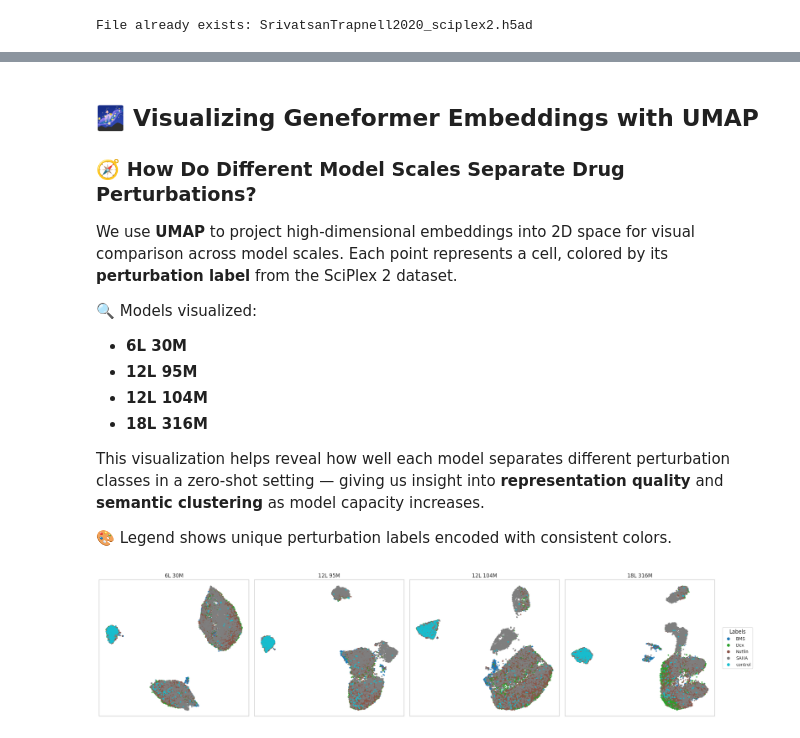
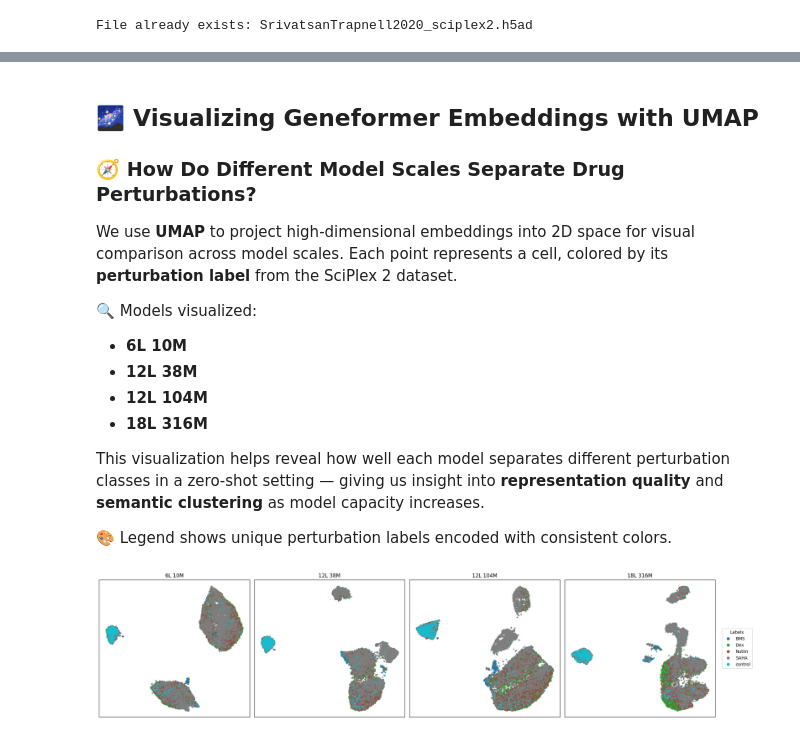
Before and after one commit to helicalAI/helical, a Jupyter notebook: examples/notebooks/Geneformer-Series-Comparison.ipynb, the cells around one changed output, grey strips where cells are left out. Cells and saved outputs as stored; diff of their text form; code cells hidden in the pictures.

Commit message:
Update model names to be number of parameters to match newer model Keep names the same for downloads to ensure older installs of the package still work

```diff
--- a/examples/notebooks/Geneformer-Series-Comparison.ipynb
+++ b/examples/notebooks/Geneformer-Series-Comparison.ipynb
@@ -65,18 +65,18 @@ We evaluate each of these in their `cell` embedding mode which aggregates all ge
 
 📥 Below, we generate embeddings for the SciPlex 2 perturbation data in a **zero-shot** setting.
 # %%
-gf_6l_30m_model = Geneformer(GeneformerConfig(model_name="gf-6L-10M-i2048", device="cuda", batch_size=8))
+if not os.path.exists("embeddings_6l_10m.npz"):
+    gf_6l_30m_model = Geneformer(GeneformerConfig(model_name="gf-6L-10M-i2048", device="cuda", batch_size=8))
 
-num = gf_6l_30m_model.model.num_parameters(only_trainable=False)
-print(f"Number of parameters: {num:_}".replace("_", " "))
+    num = gf_6l_30m_model.model.num_parameters(only_trainable=False)
+    print(f"Number of parameters: {num:_}".replace("_", " "))
 
-if not os.path.exists("embeddings_6l_30m.npz"):
     print("Processing data and generating embeddings...")
     dataset = gf_6l_30m_model.process_data(sciplex2_adata)
     embeddings = gf_6l_30m_model.get_embeddings(dataset)
 
-    with open("embeddings_6l_30m.npz", "wb") as f:
+    with open("embeddings_6l_10m.npz", "wb") as f:
         np.save(f, embeddings)
 else:
-    print("Embeddings for 6L-30M model already exist. Skipping processing.")
+    print("Embeddings for 6L-10M model already exist. Skipping processing.")
 # %% [output]
@@ -87,16 +84,16 @@ Embeddings for 6L-30M model already exist. Skipping processing.
 # %%
-gf_12l_95m_model = Geneformer(GeneformerConfig(model_name="gf-12L-38M-i4096", device="cuda", batch_size=8))
+if not os.path.exists("embeddings_12l_38m.npz"):
+    gf_12l_95m_model = Geneformer(GeneformerConfig(model_name="gf-12L-38M-i4096", device="cuda", batch_size=8))
 
-num = gf_12l_95m_model.model.num_parameters(only_trainable=False)
-print(f"Number of parameters: {num:_}".replace("_", " "))
+    num = gf_12l_95m_model.model.num_parameters(only_trainable=False)
+    print(f"Number of parameters: {num:_}".replace("_", " "))
 
-if not os.path.exists("embeddings_12l_95m.npz"):
     print("Processing data and generating embeddings...")
     dataset = gf_12l_95m_model.process_data(sciplex2_adata)
     embeddings = gf_12l_95m_model.get_embeddings(dataset)
 
-    with open("embeddings_12l_95m.npz", "wb") as f:
+    with open("embeddings_12l_38m.npz", "wb") as f:
         np.save(f, embeddings)
 else:
-    print("Embeddings for 12L-95M model already exist. Skipping processing.")
+    print("Embeddings for 12L-38M model already exist. Skipping processing.")
 # %% [output]
@@ -151,8 +139,8 @@ Embeddings for 18L-316M model already exist. Skipping processing.
 We use **UMAP** to project high-dimensional embeddings into 2D space for visual comparison across model scales. Each point represents a cell, colored by its **perturbation label** from the SciPlex 2 dataset.
 
 🔍 Models visualized:
-- **6L 30M**
-- **12L 95M**
+- **6L 10M**
+- **12L 38M**
 - **12L 104M**
 - **18L 316M**
 
@@ -161,14 +149,14 @@ This visualization helps reveal how well each model separates different perturba
 🎨 Legend shows unique perturbation labels encoded with consistent colors.
 # %%
 embeddings_list = [
-    np.load("embeddings_6l_30m.npz"),
-    np.load("embeddings_12l_95m.npz"),
+    np.load("embeddings_6l_10m.npz"),
+    np.load("embeddings_12l_38m.npz"),
     np.load("embeddings_12l_104m.npz"),
     np.load("embeddings_18l_316m.npz"),
 ]
 
 labels = sciplex2_adata.obs["perturbation"].values
-titles = ["6L 30M", "12L 95M", "12L 104M", "18L 316M"]
+titles = ["6L 10M", "12L 38M", "12L 104M", "18L 316M"]
 
 label_encoder = LabelEncoder()
 labels_encoded = label_encoder.fit_transform(labels)
@@ -179,34 +167,34 @@ cmap = cm.get_cmap('tab10', n_classes)
 colors = [cmap(i) for i in range(n_classes)]
 
 fig = plt.figure(figsize=(22, 5))
 gs = gridspec.GridSpec(1, 5, width_ratios=[1, 1, 1, 1, 0.3])
 
 reducer = umap.UMAP(random_state=42)
 
 for i, (embeddings, title) in enumerate(zip(embeddings_list, titles)):
     ax = fig.add_subplot(gs[i])
     umap_result = reducer.fit_transform(embeddings)
     for class_idx in range(n_classes):
         ax.scatter(
             umap_result[labels_encoded == class_idx, 0],
             umap_result[labels_encoded == class_idx, 1],
             s=5, color=colors[class_idx], label=unique_labels[class_idx], alpha=0.8
         )
     ax.set_title(title)
     ax.set_xticks([])
     ax.set_yticks([])
 
 ax_legend = fig.add_subplot(gs[4])
 ax_legend.axis('off')
 handles = [plt.Line2D([0], [0], marker='o', color='w',
                       markerfacecolor=colors[i], markersize=8,
                       label=unique_labels[i]) for i in range(n_classes)]
 ax_legend.legend(handles=handles, loc='center left', fontsize=10, title="Labels")
 
 plt.tight_layout()
 plt.show()
 # %% [output]
-[figure, old version]
+[figure, new version]
 # %% [markdown]
 ## 🧪 Zero-Shot Classification with RidgeClassifier
 ### 🧠 How Well Do Geneformer Embeddings Support Supervised Tasks?
```
Also changed, not shown: parts of 7 cells of this notebook, 3 other files.
